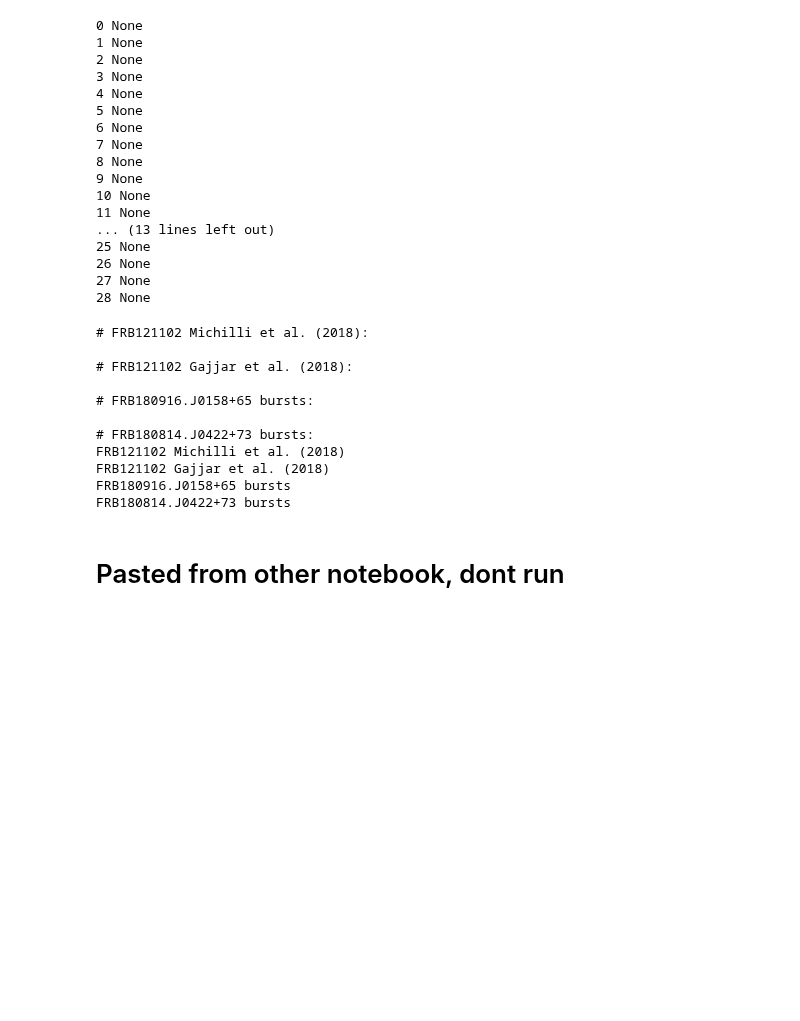
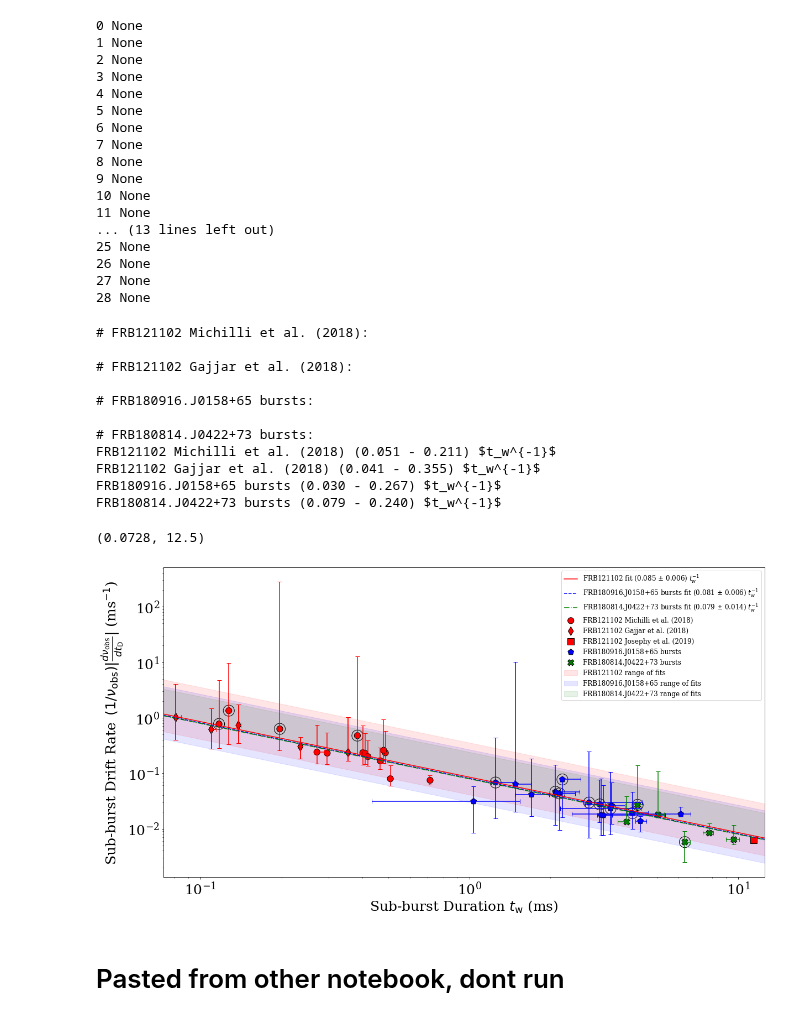
Before and after one commit to mef51/subdriftlaw, a Jupyter notebook: DMvsDrift.ipynb, the cells around one changed output. Saved outputs shown, nothing was run; the diff lists cells and outputs as text; code cells hidden in the pictures; blank space fills up the shorter version.

Commit message:
redo masking figure. tweaks to fig 1

```diff
--- a/DMvsDrift.ipynb
+++ b/DMvsDrift.ipynb
@@ -32,7 +32,7 @@ from itertools import cycle
 
 pd.options.mode.chained_assignment = None  # default='warn'
 pd.set_option('display.max_rows', None)
-%matplotlib qt
+%matplotlib inline
 
 sources_filenames = [
     "frb121102_michilli_dmvariations.csv",
@@ -169,42 +169,46 @@ C1data = ['C1', 1.9077, 184, 63, -3.92, 0.01, 630, 0.003, 3, 11.4, 11.4/1000, 0.
 josephyburst = pd.DataFrame([C1data], columns=['name', 'angle', 'sigmax', 'sigmay', 'drift (mhz/ms)', 'drift error (mhz/ms)', 'center_f', 'time_res', 'freq_res', 'tau_w_ms', 'tau_w', 'tau_w_error', 'red_chisq']).set_index('name')
 josephyburst['drift_over_nuobs'] = -1*josephyburst['drift (mhz/ms)']/josephyburst['center_f']
 xerr, yerr = driftlaw.modelerror(josephyburst)
 ax.scatter(josephyburst['tau_w_ms'], josephyburst['drift_over_nuobs'], c='r', s=125, edgecolors='k', marker='s', label='FRB121102 Josephy et al. (2019)')
 ax.errorbar(josephyburst['tau_w_ms'], josephyburst['drift_over_nuobs'], xerr=xerr[0], yerr=yerr[0], ecolor='r')
 
 # Plot shaded regions
 alldata = pd.concat([f for f in fig1pltdata['frames']+[josephyburst]])
 x = np.linspace(min(alldata['tau_w_ms'])*0.9, max(alldata['tau_w_ms'])*1.1, num=1200)
-for name, color in zip(fitdata.name.unique(), fig1pltdata['colors']):
+# plt.rcParams['hatch.linewidth'] = 1
+for name, color, hatch in zip(fitdata.name.unique(), fig1pltdata['colors'], ['', '/', '\\', '-']):
     params = fitdata.loc[fitdata.name == name]['param']
-    print(name)
+    # print(f"{name} ({min(params):.3f} - {max(params):.3f}) $t_w^{{-1}}$")
     if 'Michilli' not in name: # michilli region is contained in gajjar region so no need to plot it
-        lstr = f"{name.split(' ')[0]} range of fits"# ({min(params):.3f} - {max(params):.3f}) $t_w^{{-1}}$"
-        ax.fill_between(x, min(params)/x, max(params)/x, alpha=0.1, color=color, label=lstr)
+        lstr = f"{name.split(' ')[0]} range of fits"#
+        ax.fill_between(x, min(params)/x, max(params)/x, alpha=0.1, color=color, edgecolor=color, label=lstr, zorder=-10)
+        # ax.fill_between(x, min(params)/x, max(params)/x, alpha=0.1, color='None', edgecolor='w', hatch=hatch, zorder=-9)
 
 ## Combine michilli and gajjar fits. the result of the fit when merging frames is 0.085 +- 0.006
 plt.plot(x, 0.085/x, 'r-', label='{} fit ({:.3f} $\\pm$ {:.3f}) $t_w^{{-1}}$'.format('FRB121102', 0.085, 0.006))
 
 # Plot tweaks
 hdls, lbls = ax.get_legend_handles_labels()
 hdls[0], hdls[1], hdls[2], hdls[5], hdls[6], hdls[7] = hdls[2], hdls[0], hdls[1], hdls[7], hdls[5], hdls[6]
 lbls[0], lbls[1], lbls[2], lbls[5], lbls[6], lbls[7] = lbls[2], lbls[0], lbls[1], lbls[7], lbls[5], lbls[6]
 
 ax.legend(hdls, lbls, fontsize='large')
 ax.set_xlim(0.0728, 12.5)
-plt.savefig('universal/figures/driftvnuobs_dmvars.pdf')
+# plt.savefig('universal/figures/driftvnuobs_dmvars.pdf')
 # %% [output]
 # FRB121102 Michilli et al. (2018):
 
 # FRB121102 Gajjar et al. (2018):
 
 # FRB180916.J0158+65 bursts:
 
 # FRB180814.J0422+73 bursts:
-FRB121102 Michilli et al. (2018)
-FRB121102 Gajjar et al. (2018)
-FRB180916.J0158+65 bursts
-FRB180814.J0422+73 bursts
+FRB121102 Michilli et al. (2018) (0.051 - 0.211) $t_w^{-1}$
+FRB121102 Gajjar et al. (2018) (0.041 - 0.355) $t_w^{-1}$
+FRB180916.J0158+65 bursts (0.030 - 0.267) $t_w^{-1}$
+FRB180814.J0422+73 bursts (0.079 - 0.240) $t_w^{-1}$
+(0.0728, 12.5)
+[figure, added]
 # %% [markdown]
 # Pasted from other notebook, dont run
 # %%
```
Also changed, not shown: 8 other files.
